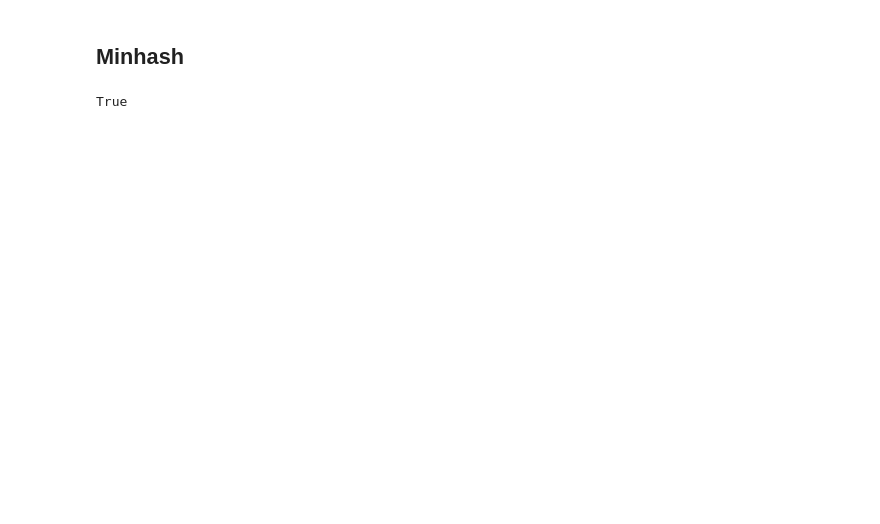
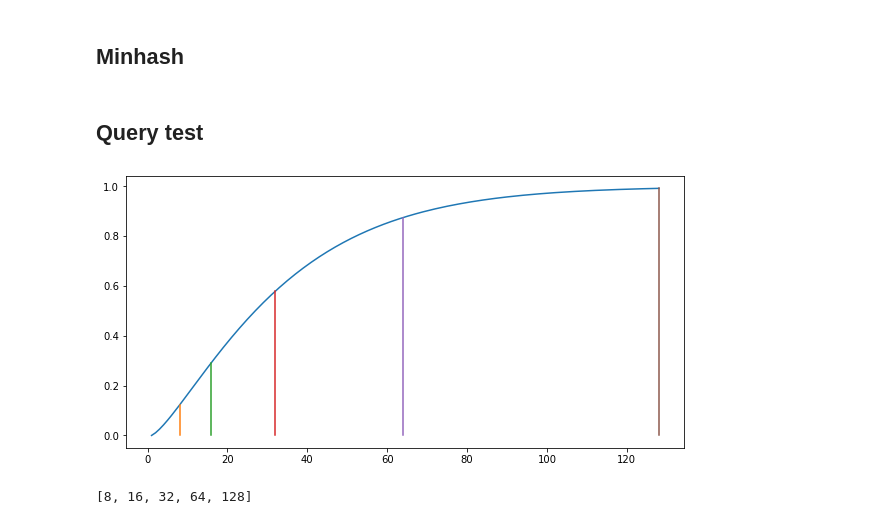
Before and after one commit to Requiem98/ADM-HW4, a Jupyter notebook: AudioSignals.ipynb, the cells around one changed output. Saved outputs shown, nothing was run; the diff lists cells and outputs as text; code cells hidden in the pictures; blank space fills up the shorter version.

```diff
--- a/AudioSignals.ipynb
+++ b/AudioSignals.ipynb
@@ -123,4 +108,0 @@ timesPeaks = timeOfPeaks(peaks, timess)
-# %%
-len(peaks) == len(timesPeaks)
-# %% [output]
-True
@@ -126,0 +111,2 @@ True
+# %% [markdown]
+## Query test
@@ -126,0 +116,21 @@ True
+# %%
+b1, bands, thresholds, final_th1 = find_band_from_threshold(0.1)
+b2, _, _, final_th2 = find_band_from_threshold(0.35)
+b3, _, _, final_th3 = find_band_from_threshold(0.5)
+b4, _, _, final_th4 = find_band_from_threshold(0.80)
+b5, _, _, final_th5 = find_band_from_threshold(1)
+
+plt.figure(figsize=(10,5))
+plt.plot(bands, thresholds);
+plt.plot([b1,b1],[0, final_th1]);
+plt.plot([b2,b2],[0, final_th2]);
+plt.plot([b3,b3],[0, final_th3]);
+plt.plot([b4,b4],[0, final_th4]);
+plt.plot([b5,b5],[0, final_th5]);
+# %% [output]
+[figure, added]
+# %%
+bands_128 = [b1,b2,b3,b4,b5]
+bands_128
+# %% [output]
+[8, 16, 32, 64, 128]
```
Also changed, not shown: parts of 25 cells of this notebook, 15 other files.
